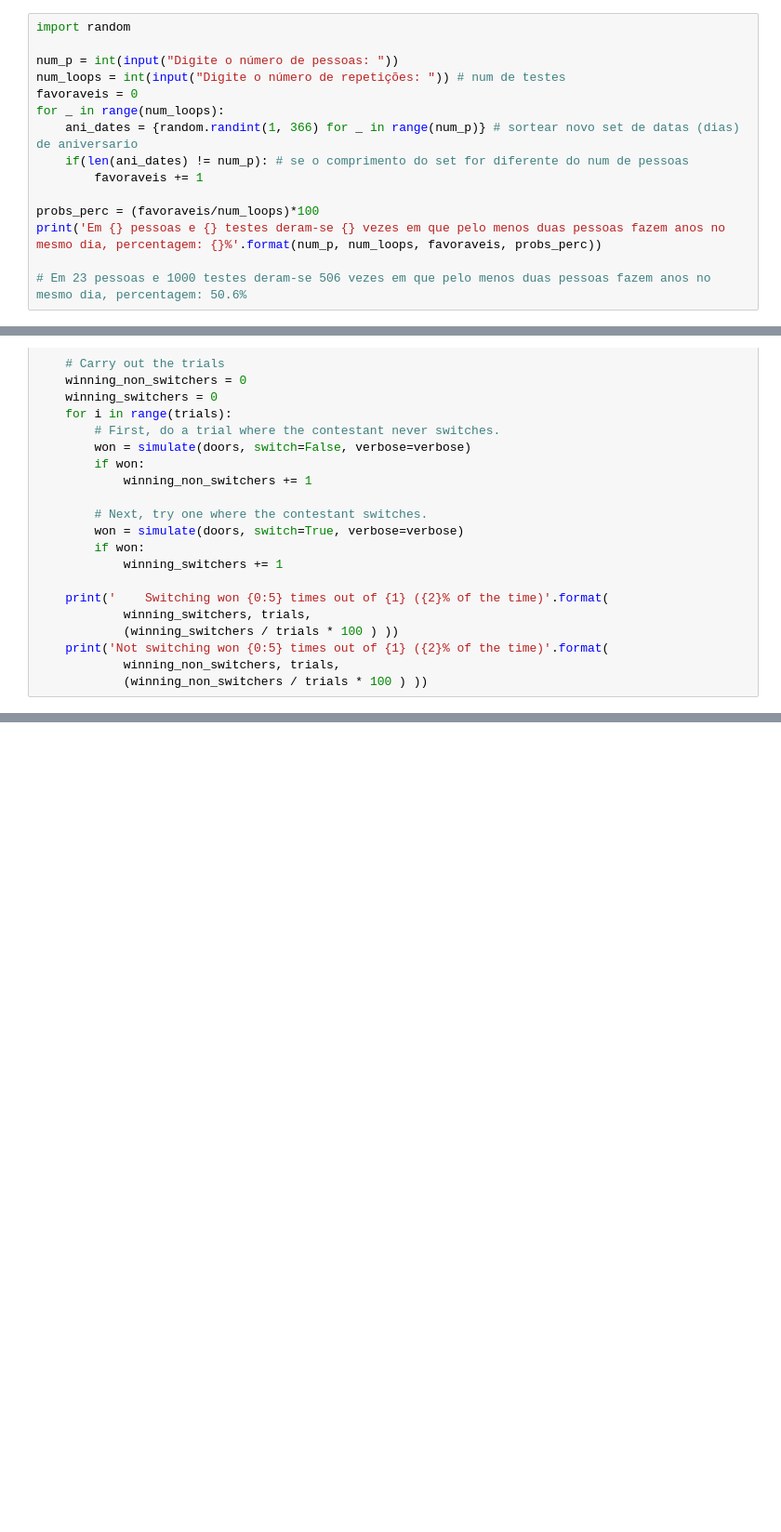
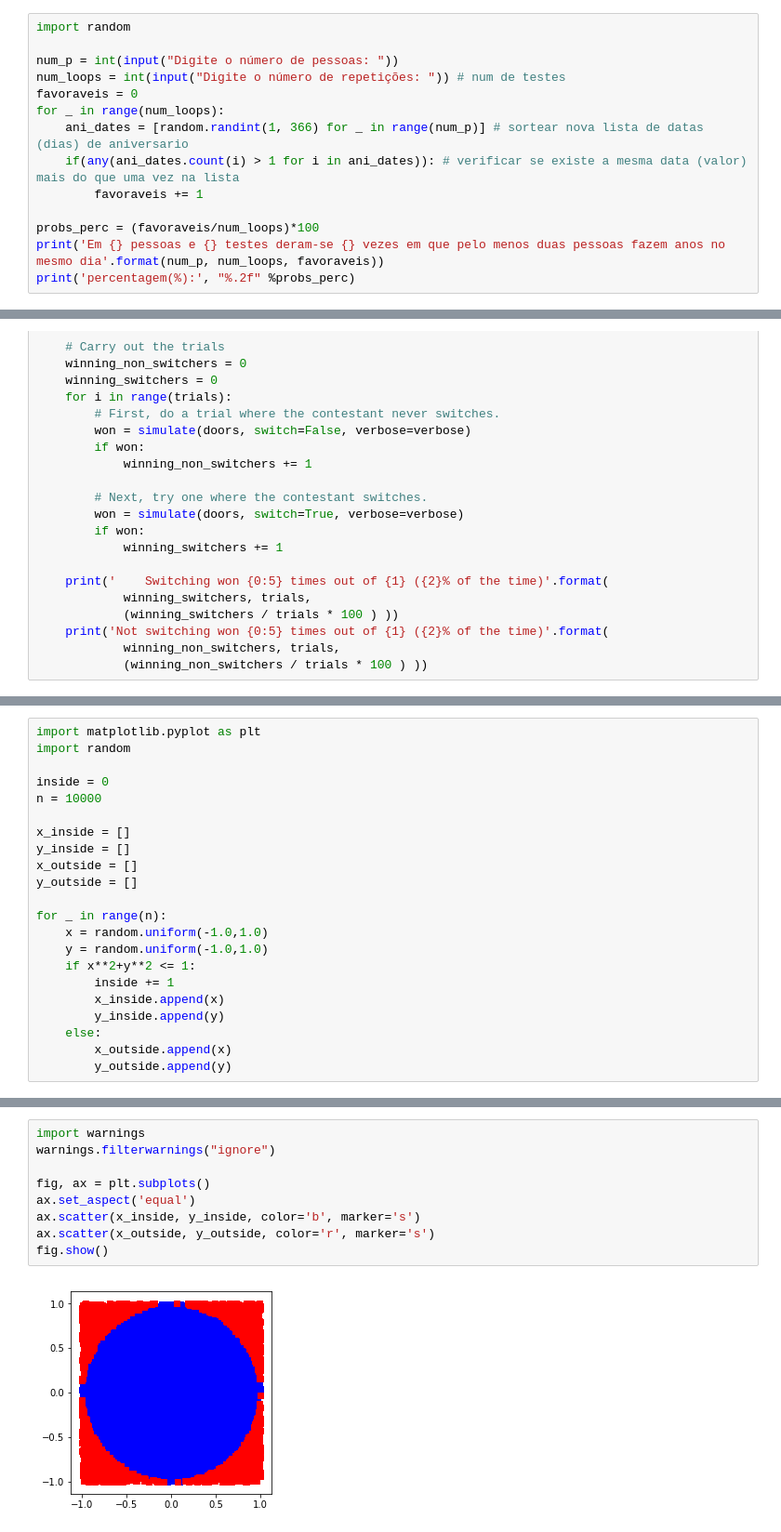
Before and after one commit to sn3fru/datascience_course, a Jupyter notebook: 1-analise-exploratória-basica/04-probabilidade/aula.ipynb, the cells around one changed output, grey strips where cells are left out. Shown: that part at 93% size. Saved outputs shown, nothing was run; the diff lists cells and outputs as text; blank space fills up the shorter version.

```diff
--- a/1-analise-exploratória-basica/04-probabilidade/aula.ipynb
+++ b/1-analise-exploratória-basica/04-probabilidade/aula.ipynb
@@ -43,12 +317,11 @@ num_p = int(input("Digite o número de pessoas: "))
 num_loops = int(input("Digite o número de repetições: ")) # num de testes
 favoraveis = 0
 for _ in range(num_loops):
-    ani_dates = {random.randint(1, 366) for _ in range(num_p)} # sortear novo set de datas (dias) de aniversario
-    if(len(ani_dates) != num_p): # se o comprimento do set for diferente do num de pessoas
+    ani_dates = [random.randint(1, 366) for _ in range(num_p)] # sortear nova lista de datas (dias) de aniversario
+    if(any(ani_dates.count(i) > 1 for i in ani_dates)): # verificar se existe a mesma data (valor) mais do que uma vez na lista
         favoraveis += 1
 
 probs_perc = (favoraveis/num_loops)*100
-print('Em {} pessoas e {} testes deram-se {} vezes em que pelo menos duas pessoas fazem anos no mesmo dia, percentagem: {}%'.format(num_p, num_loops, favoraveis, probs_perc))
-
-# Em 23 pessoas e 1000 testes deram-se 506 vezes em que pelo menos duas pessoas fazem anos no mesmo dia, percentagem: 50.6%
+print('Em {} pessoas e {} testes deram-se {} vezes em que pelo menos duas pessoas fazem anos no mesmo dia'.format(num_p, num_loops, favoraveis))
+print('percentagem(%):', "%.2f" %probs_perc)
 # %% [output]
@@ -303,0 +570,22 @@ fig.show()
+# %%
+import matplotlib.pyplot as plt
+import random
+
+inside = 0
+n = 10000
+
+x_inside = []
+y_inside = []
+x_outside = []
+y_outside = []
+
+for _ in range(n):
+    x = random.uniform(-1.0,1.0)
+    y = random.uniform(-1.0,1.0)
+    if x**2+y**2 <= 1:
+        inside += 1
+        x_inside.append(x)
+        y_inside.append(y)
+    else:
+        x_outside.append(x)
+        y_outside.append(y)
@@ -303,0 +597,11 @@ fig.show()
+# %%
+import warnings
+warnings.filterwarnings("ignore")
+
+fig, ax = plt.subplots()
+ax.set_aspect('equal')
+ax.scatter(x_inside, y_inside, color='b', marker='s')
+ax.scatter(x_outside, y_outside, color='r', marker='s')
+fig.show()
+# %% [output]
+[figure, added]
```
Also changed, not shown: parts of 29 cells of this notebook, 13 other files.
